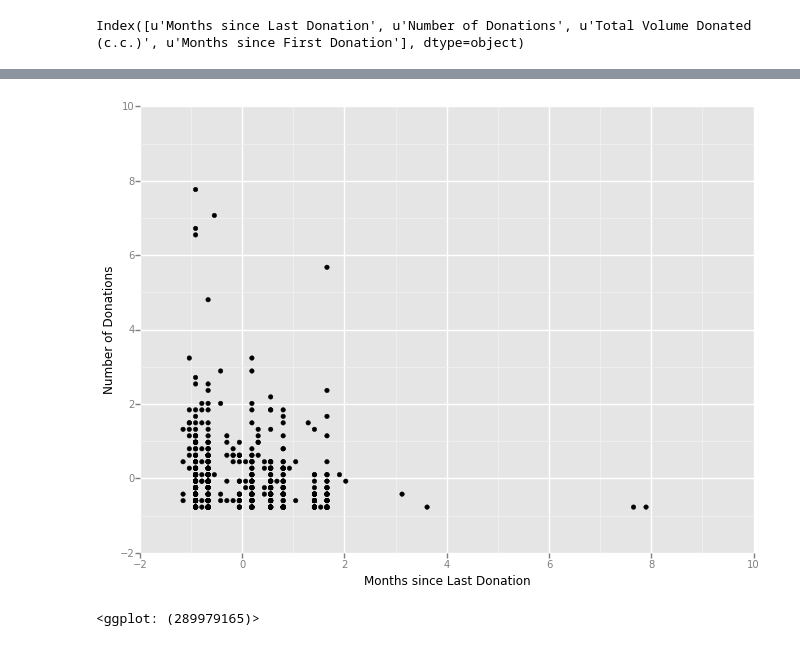
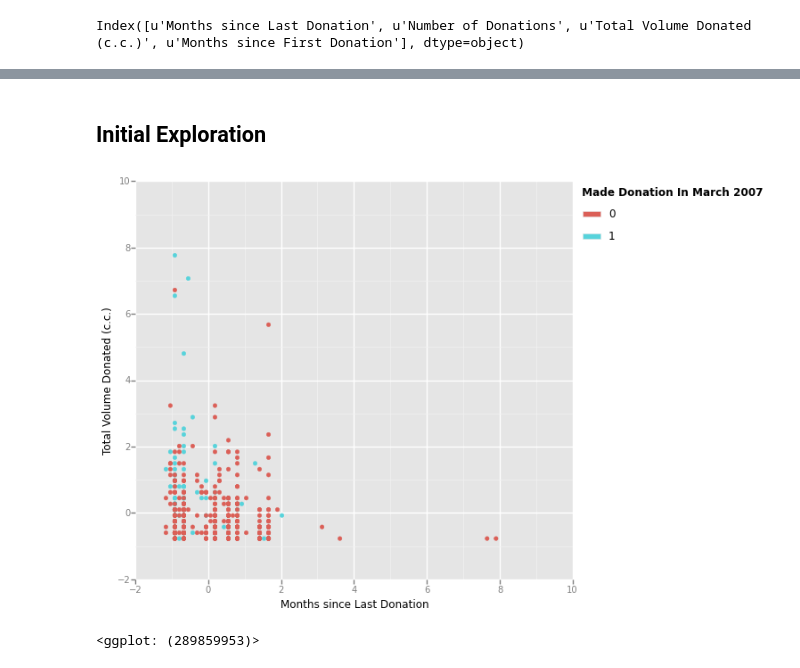
Before and after one commit to mfournierca/driven-data-blood-donations, a Jupyter notebook: notebook.ipynb, the cells around one changed output, grey strips where cells are left out. Drawn from its saved outputs; the diff is of its cells as text; code cells hidden in the pictures.

```diff
--- a/notebook.ipynb
+++ b/notebook.ipynb
@@ -10,5 +38,13 @@ Index([u'Months since Last Donation', u'Number of Donations', u'Total Volume Don
+# %% [markdown]
+## Initial Exploration
 # %%
-ggplot(aes(x="Months since Last Donation", y="Number of Donations"), data=x) + geom_point()
+ggplot(
+       aes(
+            x="Months since Last Donation",
+            y="Total Volume Donated (c.c.)",
+            colour="Made Donation in March 2007"),
+       data=pd.concat([x, pd.DataFrame(y)], axis=1)) + \
+geom_point()
 # %% [output]
-[figure, old version]
+[figure, new version]
-<ggplot: (289979165)>
+<ggplot: (289859953)>
```
Also changed, not shown: parts of 16 cells of this notebook.
